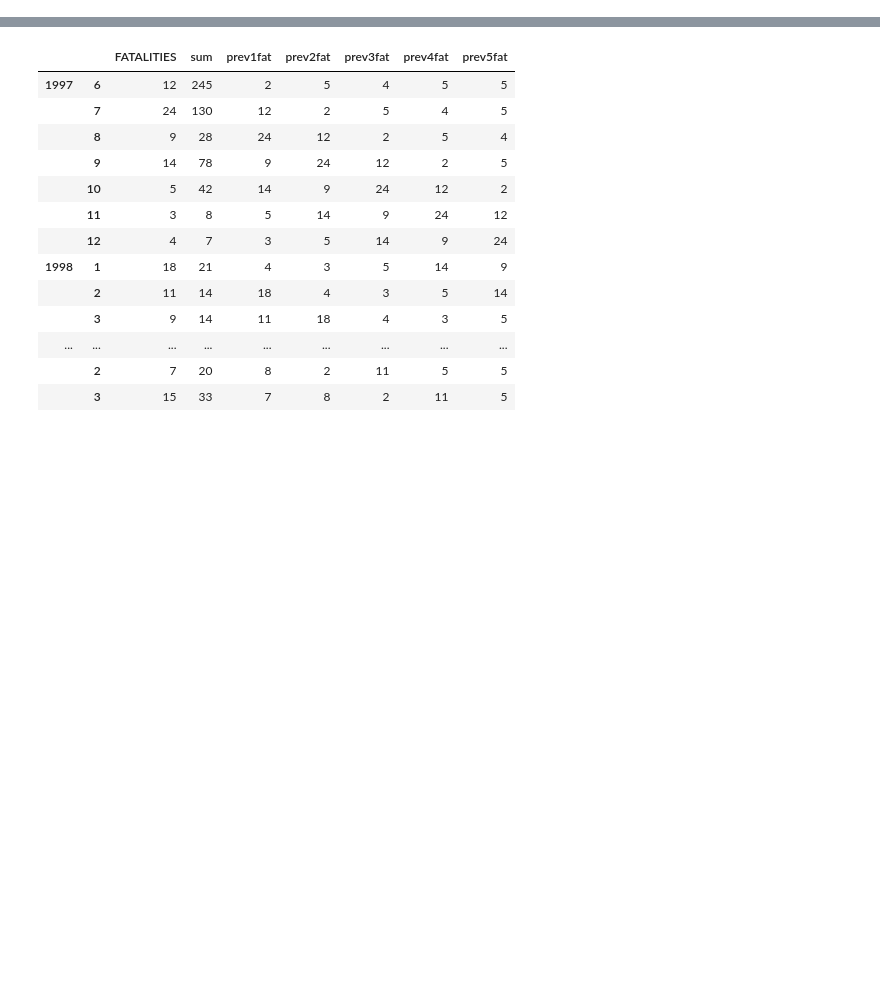
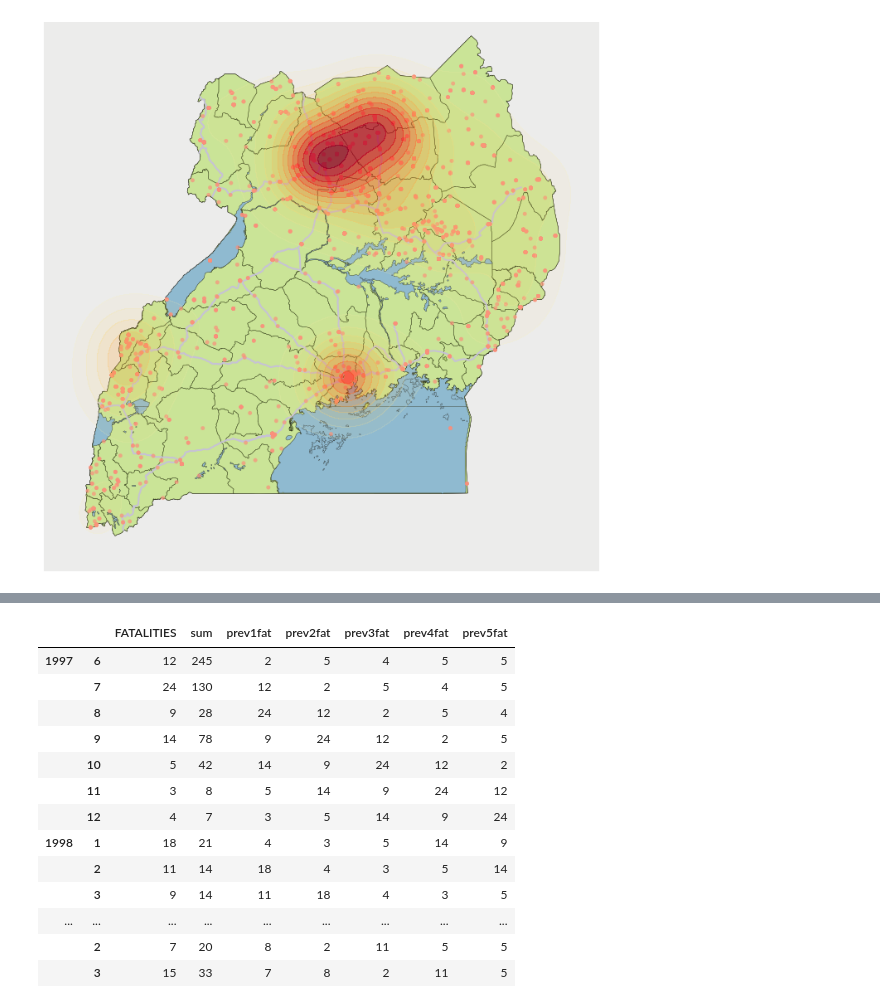
Before and after one commit to pjbull/civil_conflict, a Jupyter notebook: UgandaExplore.ipynb, the cells around one changed output, grey strips where cells are left out. Drawn from its saved outputs; the diff is of its cells as text; code cells hidden in the pictures; blank space fills up the shorter version.

```diff
--- a/UgandaExplore.ipynb
+++ b/UgandaExplore.ipynb
@@ -214,0 +37,11 @@ Wall time: 5.01 µs
+# %%
+# create the conflict map and plot it
+conflict_map = ConflictMap(uganda_data)
+fig, ax = conflict_map.plot_map()
+
+# overplot the kde
+conflict_model = ConflictModel.ConflictModel(uganda_data)
+conflict_model.plot_kde(fig=fig, ax=ax)
+plt.show()
+# %% [output]
+[figure, added]
```
Also changed, not shown: parts of 16 cells of this notebook, 6 other files.
